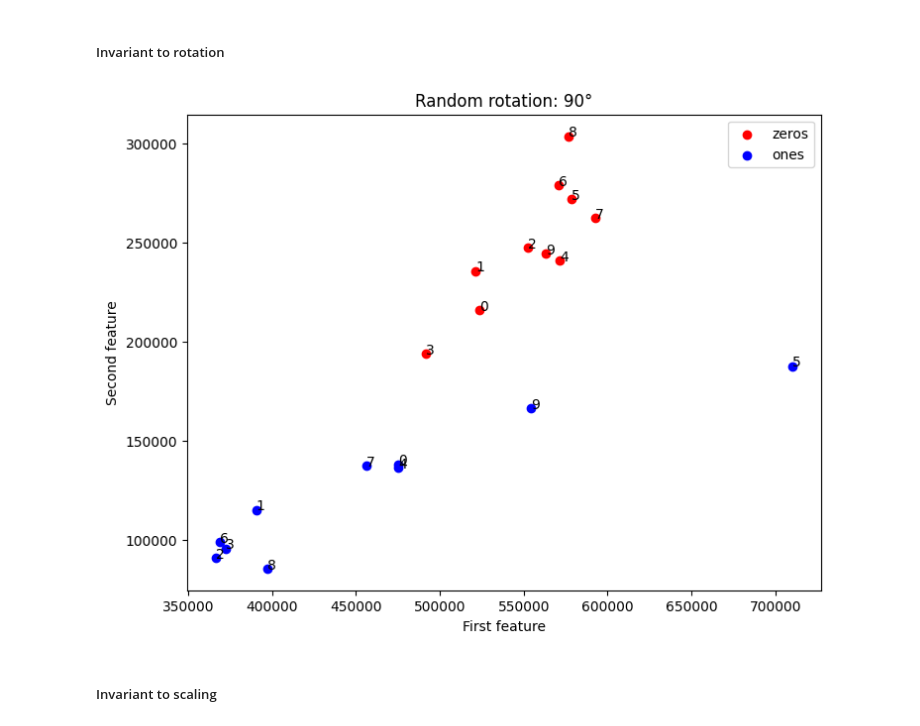
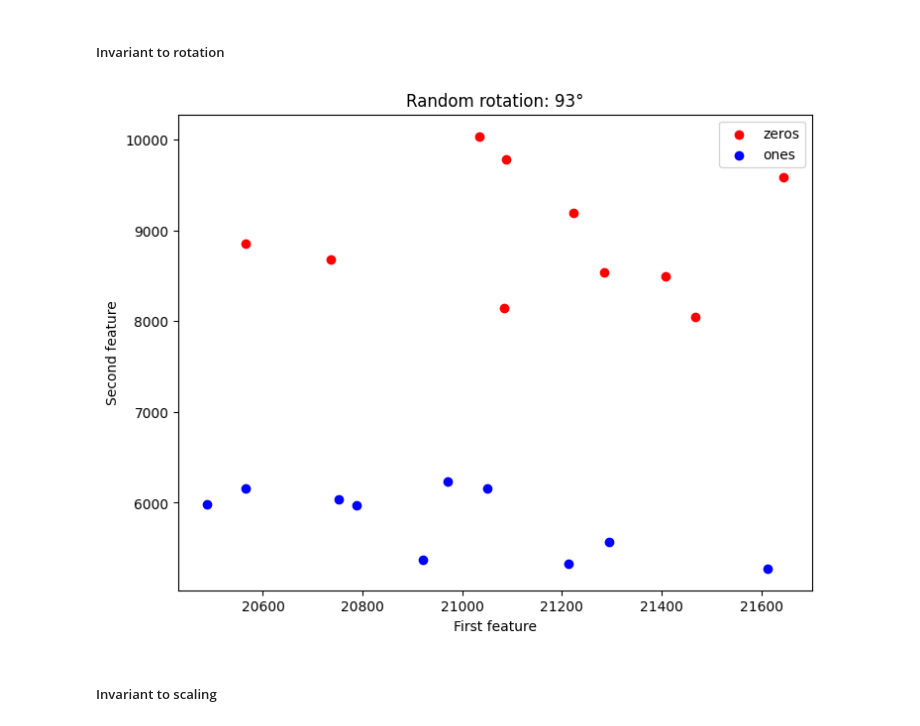
Before and after one commit to alessandrodalbesio/EPFL-image-analysis-and-pattern-recognition, a Jupyter notebook: lab_02_object_description.ipynb, the cells around one changed output. Saved outputs shown, nothing was run; the diff lists cells and outputs as text; code cells hidden in the pictures.

```diff
--- a/lab_02_object_description.ipynb
+++ b/lab_02_object_description.ipynb
@@ -268,12 +273,12 @@ TODO
 from scipy.fft import ifft
 
 # Define increasing set sizes of the descriptors.
-descr_set_sizes = [1, 3, 5, 11, 15, 20]
+descr_set_sizes = [1, 2, 3, 5, 11, 15]
 
 
 # Define images for which you will show the recovery.
-zero = zeros_processed[8]
-one = ones_processed[8]
+zero = zeros_processed[1]
+one = ones_processed[1]
 
 
 # Get the descriptors of the images
@@ -310,6 +315,8 @@ for size in descr_set_sizes:
     one_reconstructed.append(ifft(oneDescriptorsReduced))
 one_reconstructed.append(ifft(oneDescriptors))
 
+descr_set_sizes.append('ALL')
+
 # Plot the results
 fig, axes = plt.subplots(1, len(descr_set_sizes), figsize=(20, 5))
 for ax, im, nm in zip(axes, zero_reconstructed,descr_set_sizes):
@@ -336,7 +348,7 @@ TODO
 # %% [markdown]
 ### 1.4 Clustering (2 pts)
 # %%
-def plot_feature(zeros_f1, zeros_f2, ones_f1, ones_f2, zeros_names, ones_names, title):
+def plot_feature(zeros_f1, zeros_f2, ones_f1, ones_f2, title):
     # Get the absolute value of the features
     zeros_f1 = np.abs(zeros_f1)
     zeros_f2 = np.abs(zeros_f2)
@@ -349,17 +361,13 @@ def plot_feature(zeros_f1, zeros_f2, ones_f1, ones_f2, zeros_names, ones_names,
 
     # Plot the features of the zeros
     ax.scatter(zeros_f1, zeros_f2, color='r', label='zeros')
-    for i, txt in enumerate(zeros_names):
-        ax.annotate(txt.split(" - ")[1], (zeros_f1[i]+20, zeros_f2[i]-50))
 
     # Plot the features of the ones
     ax.scatter(ones_f1, ones_f2, color='b', label='ones')
-    for i, txt in enumerate(ones_names):
-        ax.annotate(txt.split(" - ")[1], (ones_f1[i]+20, ones_f2[i]-50))
 
     # Set the labels and the title
-    ax.set_xlabel("First feature")
-    ax.set_ylabel("Second feature")
+    ax.set_xlabel("First descriptor")
+    ax.set_ylabel("Second descriptor")
     ax.legend(loc='best')
     plt.title(title)
     plt.show()
@@ -412,18 +418,17 @@ TODO
 def get_invariant_features(img, inv_to_rotation=False, inv_to_translation=False, inv_to_scale=False):
     img_descriptors = get_descriptors(img)
 
+    if inv_to_rotation:
+        img_descriptors = np.abs(img_descriptors)
+
+    if inv_to_scale:
+        img_descriptors = img_descriptors/img_descriptors[1]
+
     if inv_to_translation:
         img_descriptors = img_descriptors[1:] # The first descriptor contains the position informations ==> remove it
 
-    if inv_to_scale:
-        img_descriptors = img_descriptors/img_descriptors[2]
+    return img_descriptors
 
-    if inv_to_rotation:
-        img_descriptors = np.abs(img_descriptors)
-
-    print(img_descriptors)
-
-    return img_descriptors
 
 def random_rotate(img, rotation_angle):
     # Rotate the image
@@ -438,6 +443,7 @@ def random_translation(img, tx, ty):
     for i in range(img.shape[0]):
         for j in range(img.shape[1]):
             newImage[i + tx, j + ty] = img[i, j]
+
     return newImage
 
 
@@ -472,27 +478,26 @@ plot_feature(zeros_f1, zeros_f2, ones_f1, ones_f2, zeros_names, ones_names, f"Ra
 # %% [markdown]
 ##### Invariant to rotation
 # %%
-rotation = np.random.randint(0, 4)
-rotation = [0, 90, 180, 270][rotation]
+rotation = np.random.randint(0, 360)
 zeros_f1 = []
 zeros_f2 = []
 ones_f1 = []
 ones_f2 = []
 for i in range(len(zeros_processed)):
     zero_processed_rotated = random_rotate(zeros_processed[i], rotation)
     descriptors = get_invariant_features(zero_processed_rotated, inv_to_rotation=True)
     zeros_f1.append(abs(descriptors[0]))
     zeros_f2.append(abs(descriptors[1]))
 
 for i in range(len(ones_processed)):
     one_processed_rotated = random_rotate(ones_processed[i], rotation)
     descriptors = get_invariant_features(one_processed_rotated, inv_to_rotation=True)
     ones_f1.append(abs(descriptors[0]))
     ones_f2.append(abs(descriptors[1]))
 
 plot_feature(zeros_f1, zeros_f2, ones_f1, ones_f2, zeros_names, ones_names, f"Random rotation: {rotation}°")
 # %% [output]
-[figure, old version]
+[figure, new version]
 # %% [markdown]
 ##### Invariant to scaling
 # %%
```
Also changed, not shown: parts of 17 cells of this notebook.
